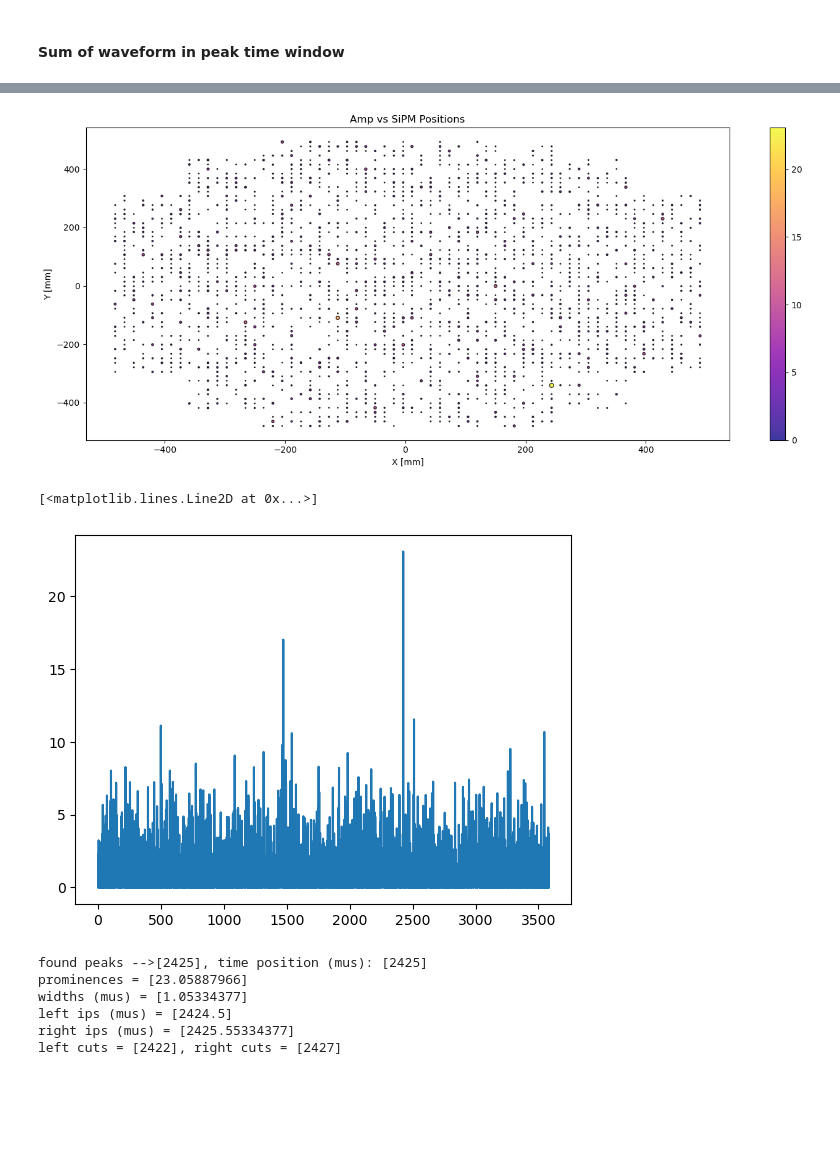
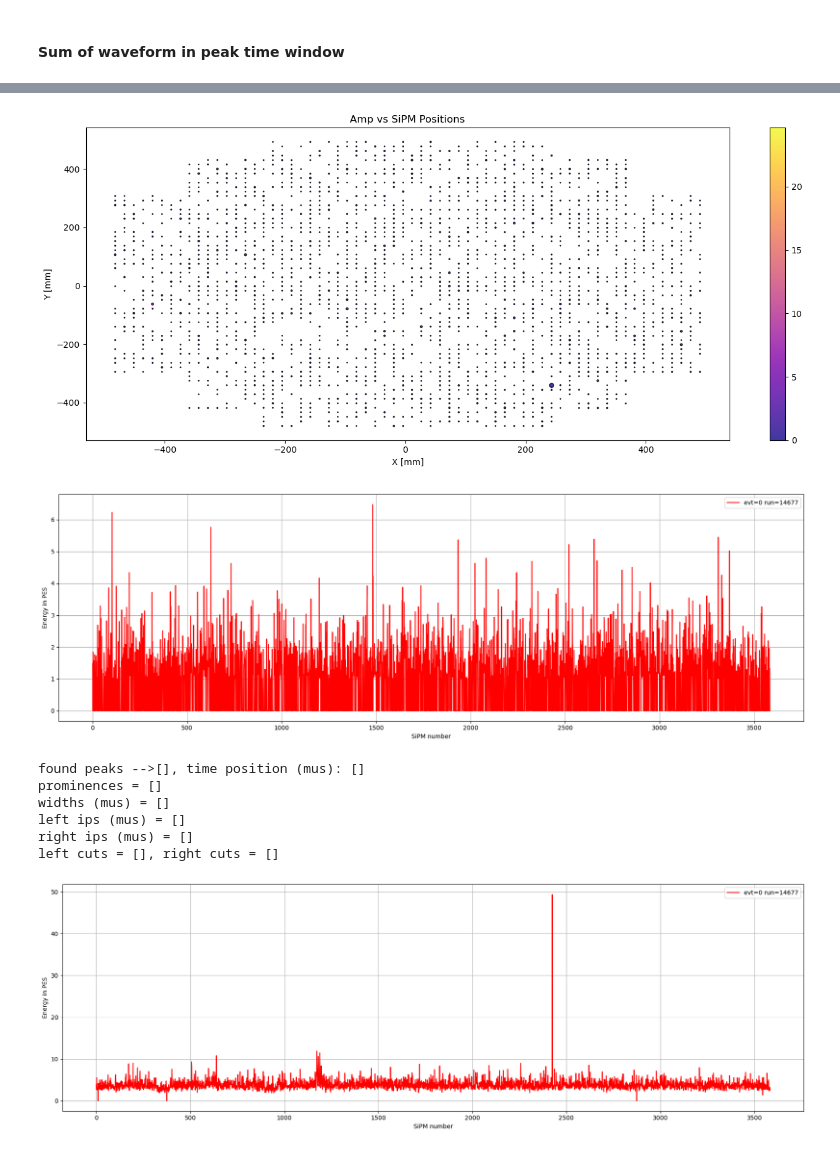
Before and after one commit to jjgomezcadenas/NextEventDisplay, a Jupyter notebook: nb/fKr.ipynb, the cells around one changed output, grey strips where cells are left out. Drawn from its saved outputs; the diff is of its cells as text; code cells hidden in the pictures; blank space fills up the shorter version.

```diff
--- a/nb/fKr.ipynb
+++ b/nb/fKr.ipynb
@@ -363,6 +386,6 @@ plot_waveform(cwf_si, tsi_rebin, run_number, event_number,
 # %%
 thmean = np.mean(cwf_si[0:300])
 thstd = np.std(cwf_si[0:300])
-zsthr = thmean + 2 * thstd
+zsthr = thmean + 3 * thstd
 print(f"Corrected sipm wvf: mean = {thmean}, std = {thstd}, threshold = {zsthr}")
 # %% [output]
@@ -377,6 +400,6 @@ plot_waveform(simp_zs, tsi_rebin, run_number, event_number,
 # %% [markdown]
 #### Find ZS peak
 # %%
-psi = find_peak_params(simp_zs, prominence=100, distance=10)
+psi = find_peak_params(simp_zs, prominence=500, distance=10)
 print_peak_pars(psi, si_rebin)
 # %% [output]
@@ -413,21 +432,20 @@ indices sipm: x0 = 308, x1 = 335
 # %%
-sipmsum = np.sum(sipmcwf[:, x0si:x1si], axis=1)
+sipmqmx = np.max(sipmcwf[:, x0si:x1si], axis=1)
 # %%
-esi = plot_sipm(XSi,YSi,sipmsum, scale=1)
+esi = plot_sipm(XSi,YSi,sipmqmx, mask=[2425], scale=1)
 # %% [output]
-[figure, old version]
+[figure, new version]
 # %%
-plt.plot(esi)
+plot_signal_sipms(esi, run_number, event_number,figsize=(18, 6))
 # %% [output]
-[<matplotlib.lines.Line2D at 0x...>]
-[figure, old version]
+[figure, new version]
 # %%
-pxsi = find_peak_params(esi, prominence=20, distance=10)
+pxsi = find_peak_params(esi, prominence=50, distance=10)
 print_peak_pars(pxsi, 1)
 # %% [output]
-found peaks -->[2425], time position (mus): [2425]
-prominences = [23.05887966]
-widths (mus) = [1.05334377]
-left ips (mus) = [2424.5]
-right ips (mus) = [2425.55334377]
-left cuts = [2422], right cuts = [2427]
+found peaks -->[], time position (mus): []
+prominences = []
+widths (mus) = []
+left ips (mus) = []
+right ips (mus) = []
+left cuts = [], right cuts = []
@@ -433,0 +457,4 @@ left cuts = [2422], right cuts = [2427]
+# %%
+plot_signal_sipms(qsipmx, run_number, event_number,figsize=(18, 6))
+# %% [output]
+[figure, added]
```
Also changed, not shown: parts of 43 cells of this notebook, 7 other files.
